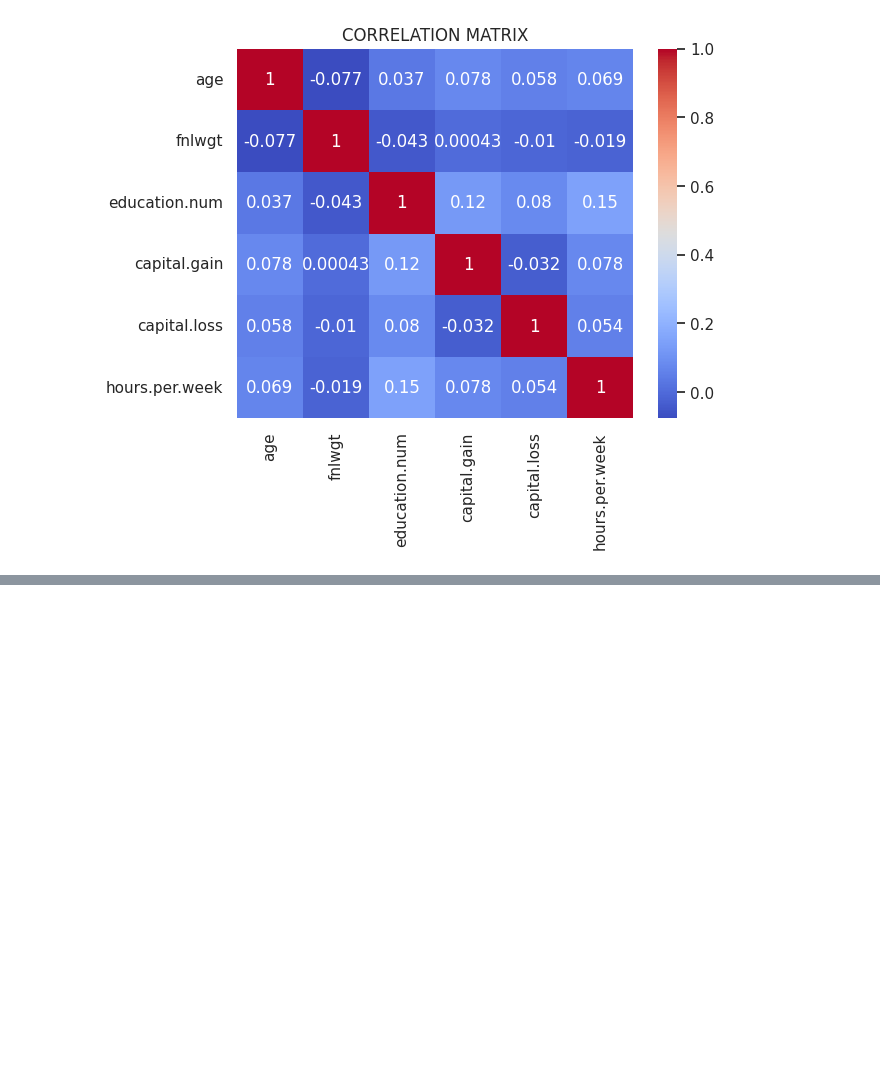
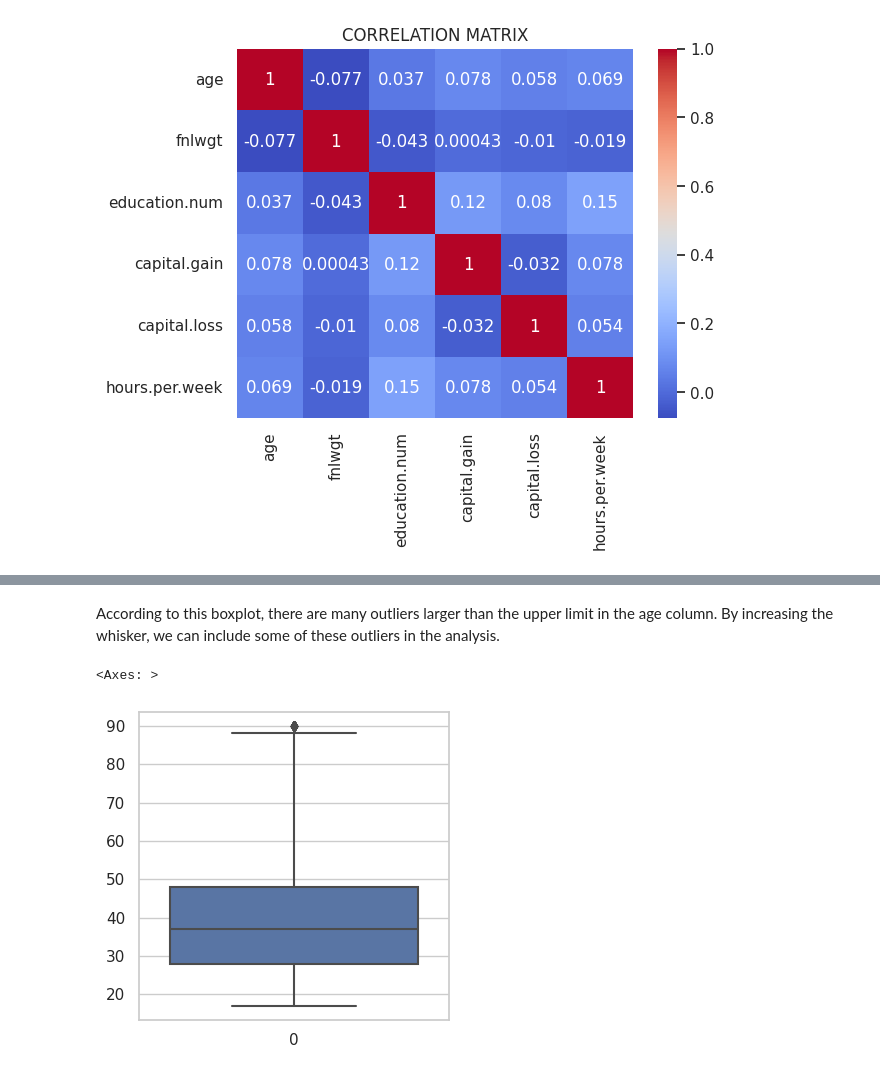
Before and after one commit to Ka275578/Adult_census_income, a Jupyter notebook: Adult_census_income_second_commit.ipynb, the cells around one changed output, grey strips where cells are left out. Cells and saved outputs as stored; diff of their text form; code cells hidden in the pictures; blank space fills up the shorter version.

```diff
--- a/Adult_census_income_second_commit.ipynb
+++ b/Adult_census_income_second_commit.ipynb
@@ -196,0 +208,8 @@ Text(0.5, 1.0, 'CORRELATION MATRIX')
+# %% [markdown]
+According to this boxplot, there are many outliers larger than the upper limit in the age column. By increasing the whisker, we can include some of these outliers in the analysis.
+# %%
+plt.figure(figsize=(4,4))
+sns.boxplot(data=df.age, whis=2) # When whisker is increased, the number of outliers decreases
+# %% [output]
+<Axes: >
+[figure, added]
```
Also changed, not shown: parts of 10 cells of this notebook.
